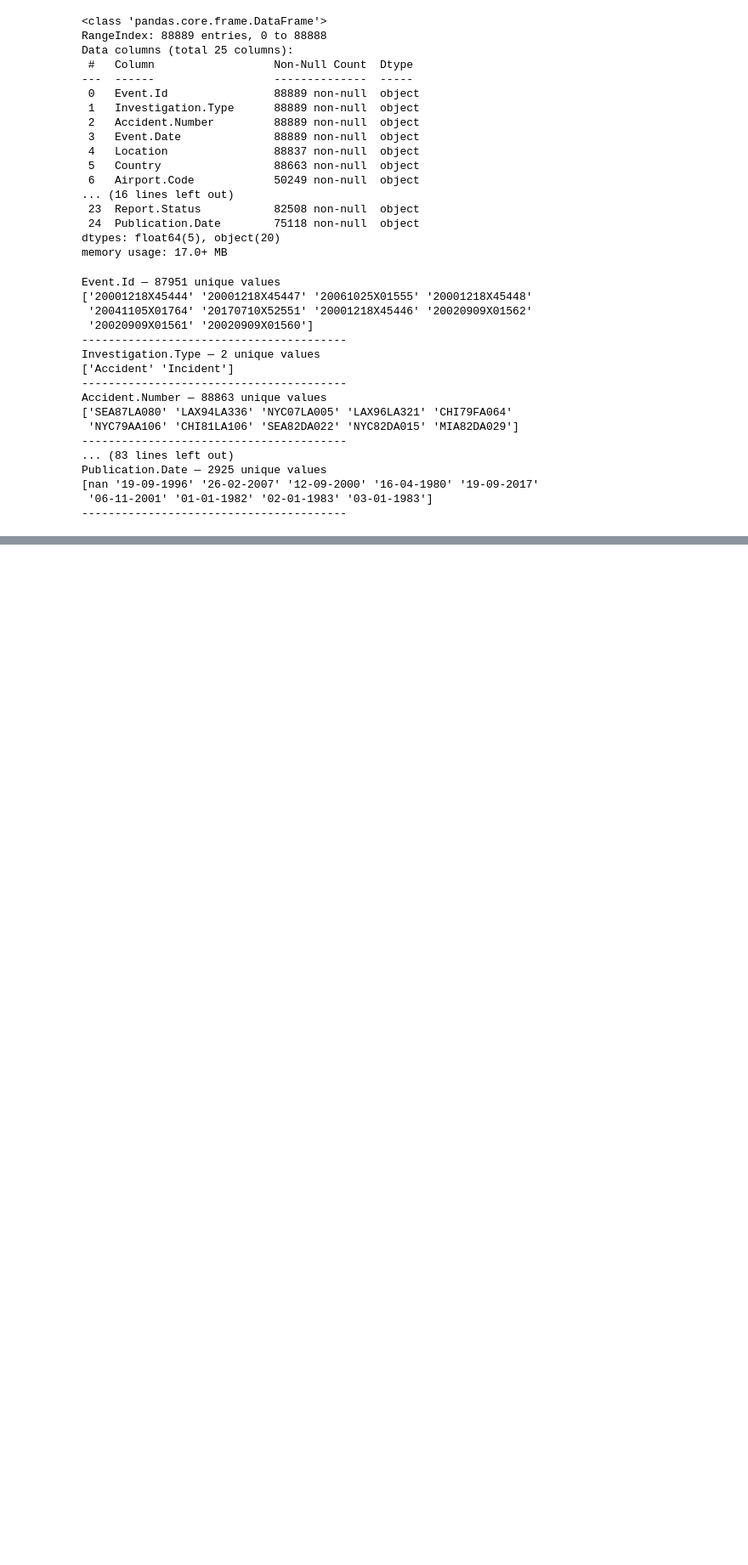
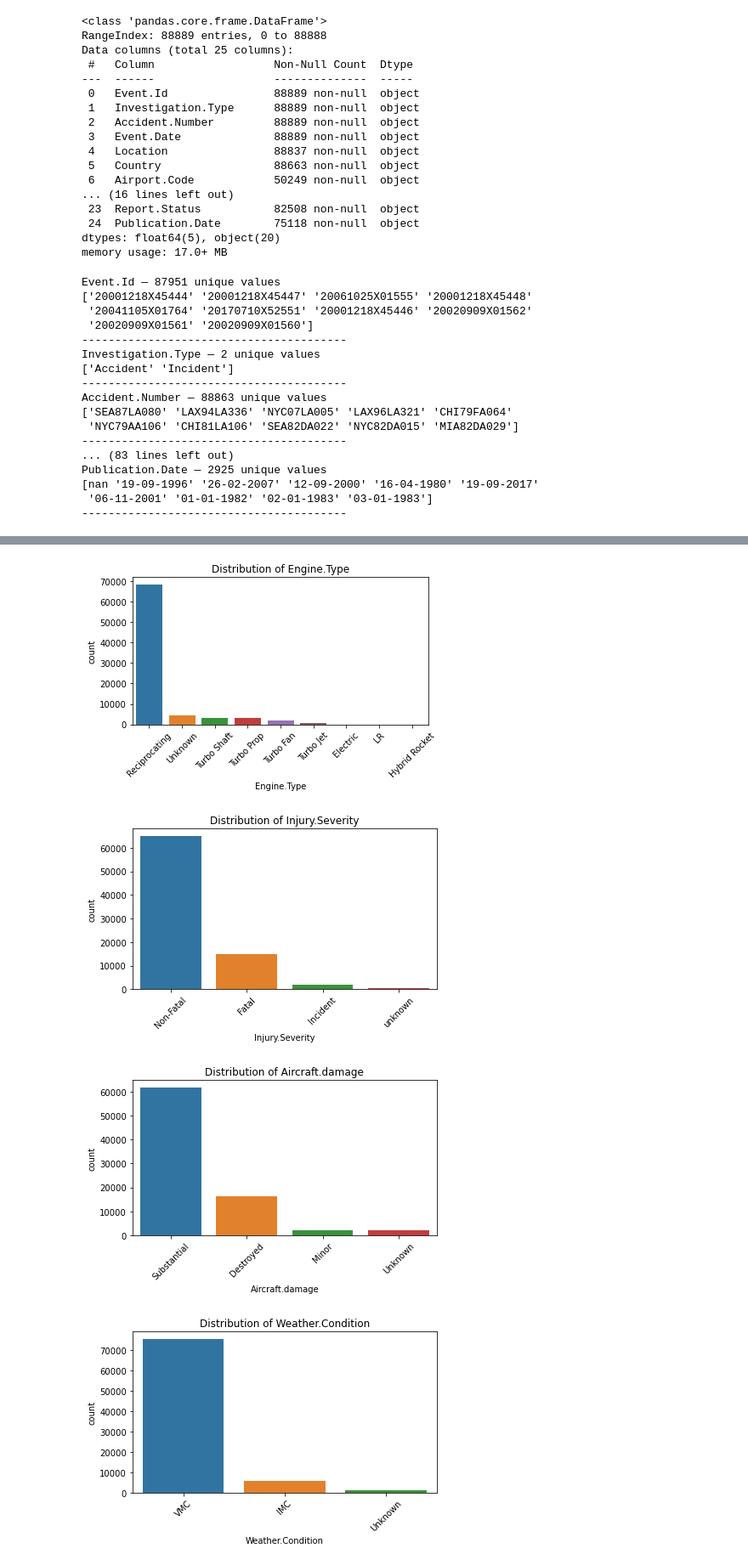
Before and after one commit to KelvinKinoti/project1, a Jupyter notebook: Project_1.ipynb, the cells around one changed output, grey strips where cells are left out. Shown at 85% size. Drawn from its saved outputs; the diff is of its cells as text; code cells hidden in the pictures; blank space fills up the shorter version.

```diff
--- a/Project_1.ipynb
+++ b/Project_1.ipynb
@@ -266,0 +432,22 @@ ENGLEWOOD, CO      131
+# %%
+categorical_columns = [
+    'Engine.Type',
+    'Injury.Severity',
+    'Aircraft.damage',
+    'Weather.Condition',
+]
+for col in categorical_columns:
+    plt.figure()
+    sns.countplot(data=dfUS, x=col, order=dfUS[col].value_counts().index[:10])
+    plt.title(f'Distribution of {col}')
+    plt.xticks(rotation=45)
+    plt.tight_layout()
+    plt.show()
+
+
+    ,
+# %% [output]
+[figure, added]
+[figure, added]
+[figure, added]
+[figure, added]
```
Also changed, not shown: parts of 58 cells of this notebook, 4 other files.
